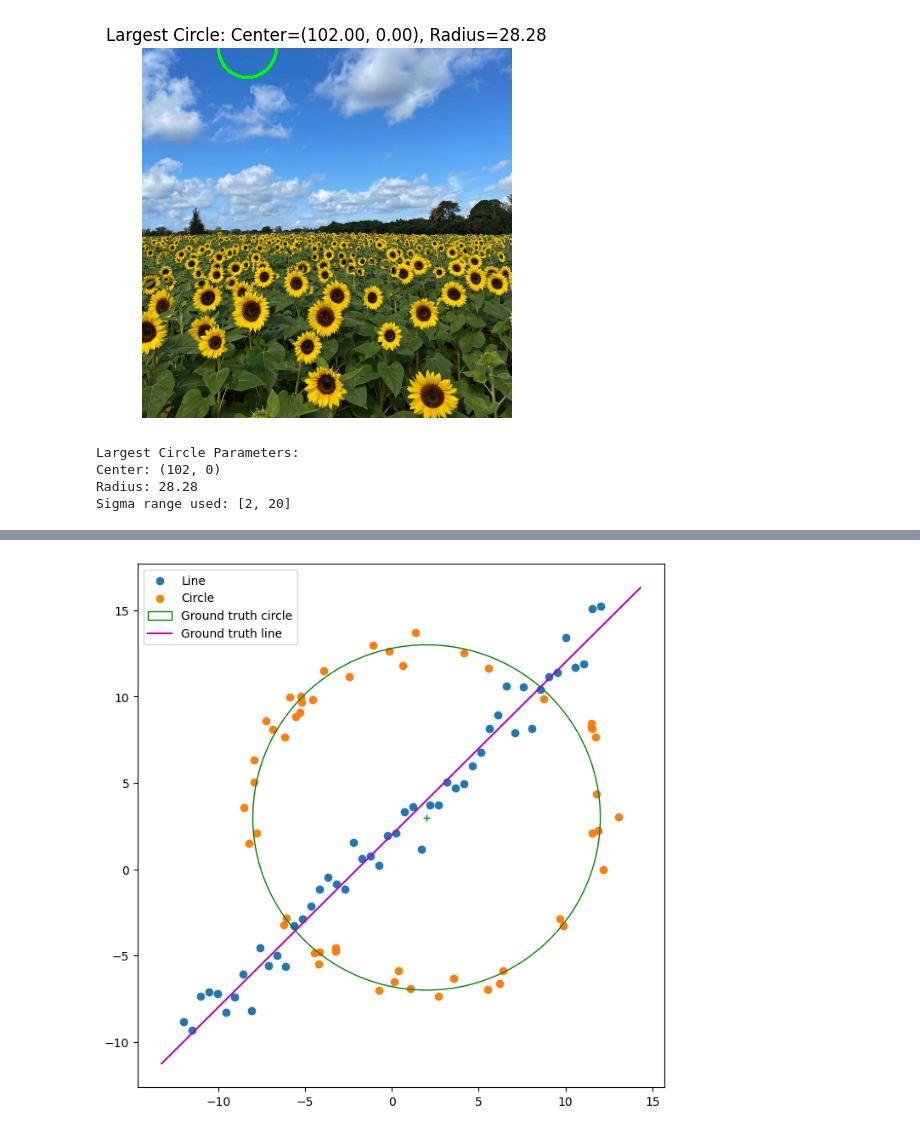
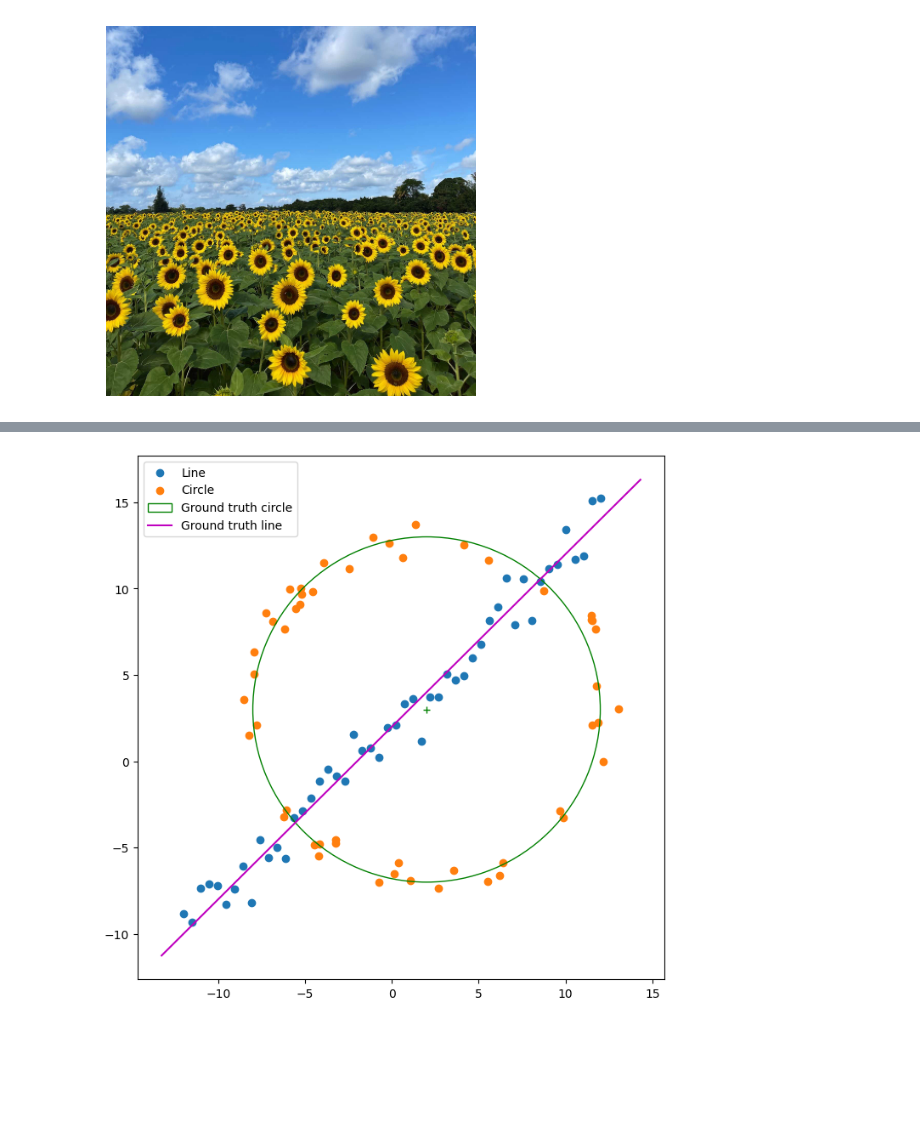
Before and after one commit to AvindaShamal/EN3160_Assignments, a Jupyter notebook: Assignment2/210599E_Assignment2.ipynb, the cells around one changed output, grey strips where cells are left out. Drawn from its saved outputs; the diff is of its cells as text; code cells hidden in the pictures; blank space fills up the shorter version.

```diff
--- a/Assignment2/210599E_Assignment2.ipynb
+++ b/Assignment2/210599E_Assignment2.ipynb
@@ -1,63 +1,14 @@
-# %%
-import cv2 as cv
-import numpy as np
-import matplotlib.pyplot as plt
-
-im = cv.imread("a2images/the_berry_farms_sunflower_field.jpeg", cv.IMREAD_REDUCED_COLOR_4)
-gray = cv.cvtColor(im, cv.COLOR_BGR2GRAY)
-
-min_sigma = 2
-max_sigma = 20
-num_sigma = 10
-threshold = 0.1
-
-log_images = []
-
-for sigma in np.linspace(min_sigma, max_sigma, num_sigma):
-    log = cv.GaussianBlur(gray, (0, 0), sigma)
-    log = cv.Laplacian(log, cv.CV_64F)
-    log = sigma ** 2 * np.square(log)
-    log_images.append(log)
-
-# Convert to numpy array for easier extrema detection
-log_images = np.array(log_images)
-
-# Find local maxima (blobs) across scale-space
-maxima = np.max(log_images, axis=0)
-blobs = np.where(maxima > threshold * maxima.max())
-
-# Extract the largest circles' parameters
-blob_radii = []
-for i in range(len(blobs[0])):
-    y, x = blobs[0][i], blobs[1][i]
-    # Get the scale (sigma) corresponding to the blob
-    sigma_level = np.argmax(log_images[:, y, x])
-    radius = np.linspace(min_sigma, max_sigma, num_sigma)[sigma_level] * np.sqrt(2)
-    blob_radii.append((x, y, radius))
-
-# Sort the blobs by radius and pick the largest one
-largest_blob = sorted(blob_radii, key=lambda b: b[2], reverse=True)[0]
-
-# Display the image with the largest blob as a circle
-output_image = im.copy()
-cv.circle(output_image, (int(largest_blob[0]), int(largest_blob[1])), int(largest_blob[2]), (0, 255, 0), 2)
-
-# Show the image with detected circle
-plt.imshow(cv.cvtColor(output_image, cv.COLOR_BGR2RGB))
-plt.title(f"Largest Circle: Center=({largest_blob[0]:.2f}, {largest_blob[1]:.2f}), Radius={largest_blob[2]:.2f}")
-plt.axis('off')
-plt.show()
-
-# Report the parameters of the largest circle
-print(f"Largest Circle Parameters:")
-print(f"Center: ({largest_blob[0]}, {largest_blob[1]})")
-print(f"Radius: {largest_blob[2]:.2f}")
-
-# Report the range of sigma values used
-print(f"Sigma range used: [{min_sigma}, {max_sigma}]")
-# %% [output]
-[figure, removed]
-Largest Circle Parameters:
-Center: (102, 0)
-Radius: 28.28
-Sigma range used: [2, 20]
+# %%
+import cv2
+import numpy as np
+import matplotlib.pyplot as plt
+
+img = cv2.imread("a2images/the_berry_farms_sunflower_field.jpeg", cv2.IMREAD_REDUCED_COLOR_4)
+assert img is not None
+
+plt.figure()
+plt.imshow(cv2.cvtColor(img, cv2.COLOR_BGR2RGB))
+plt.axis("off")
+plt.show()
+# %% [output]
+[figure, added]
```
Also changed, not shown: parts of 5 cells of this notebook.
